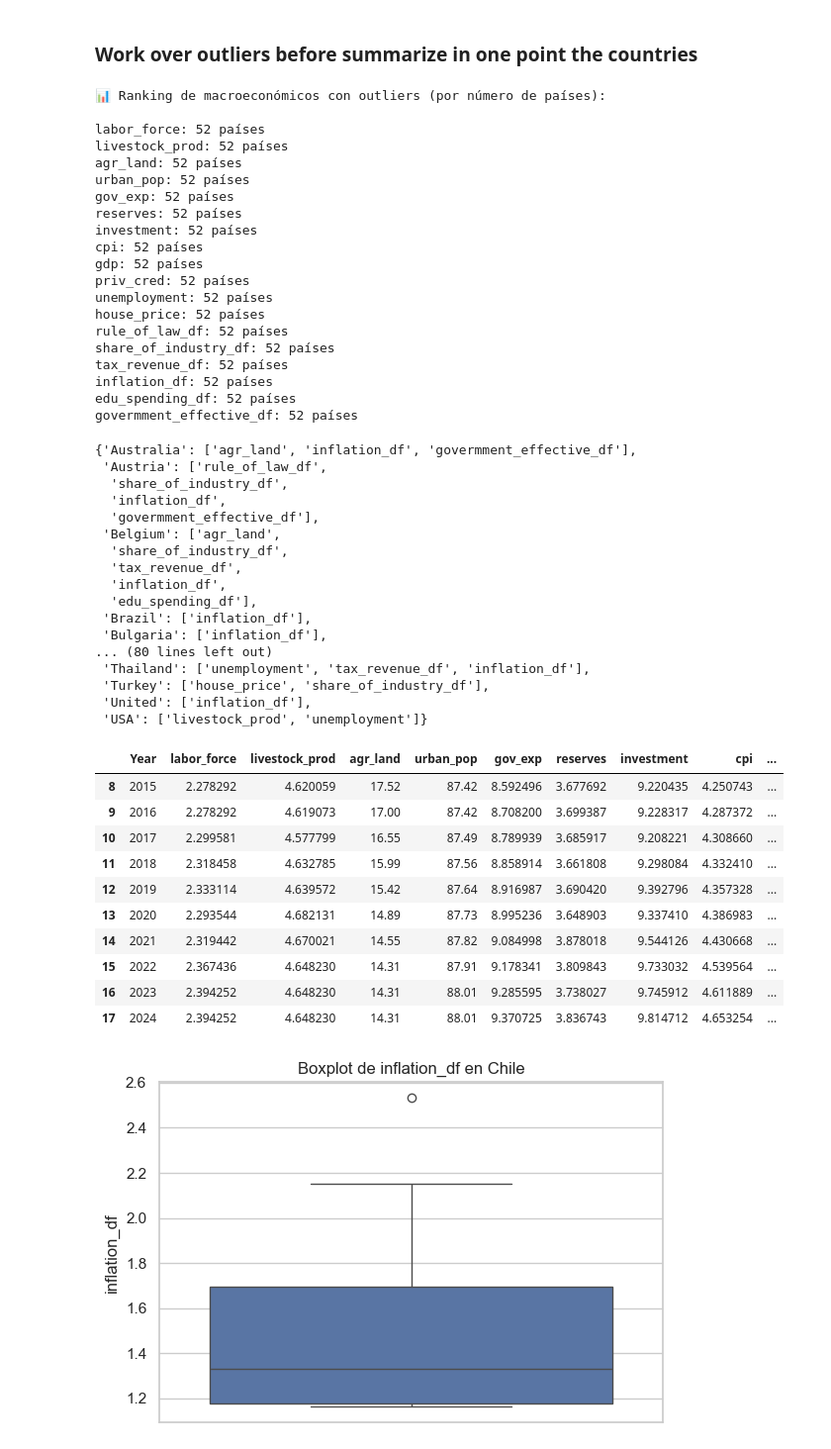
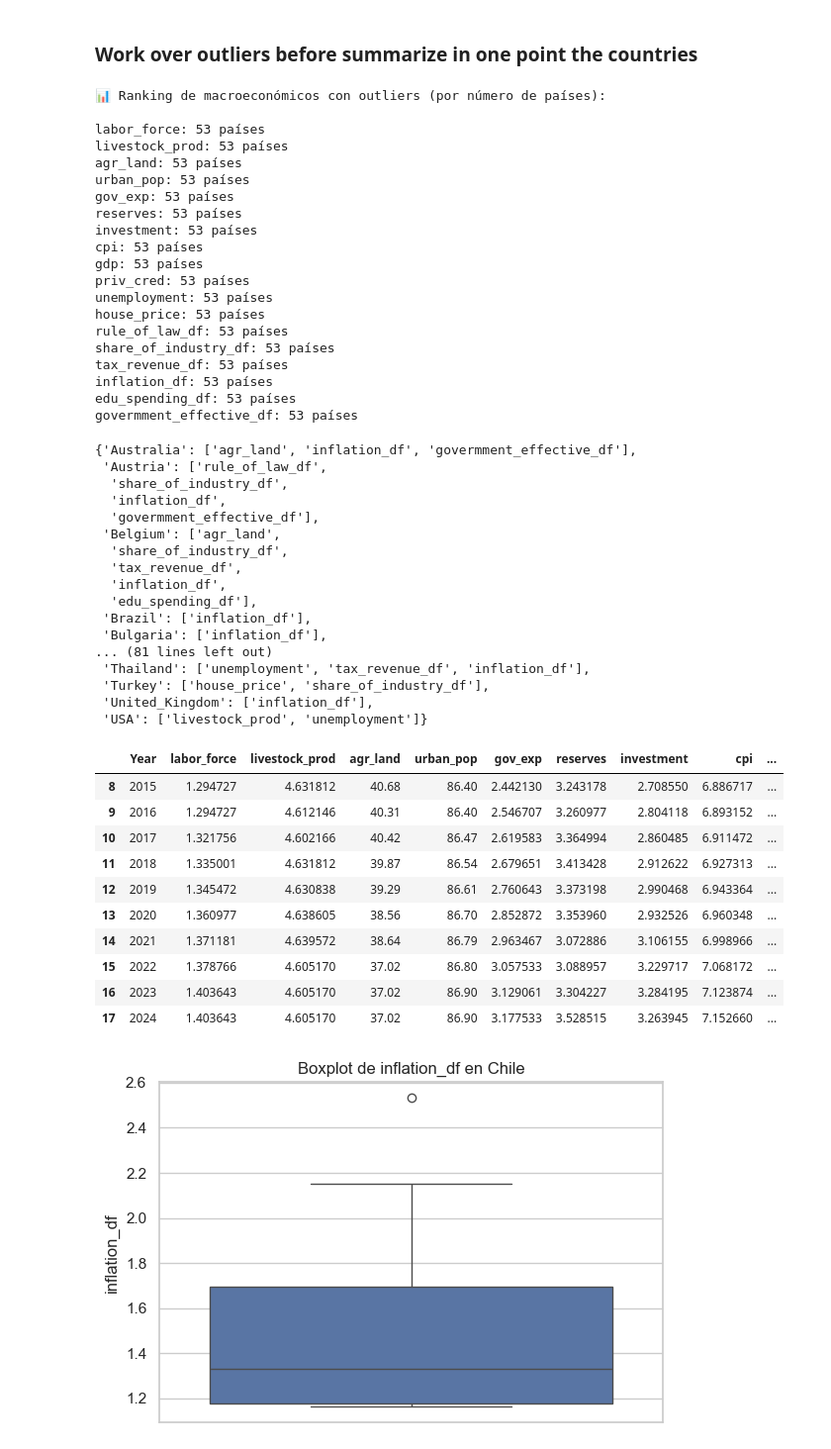
Before and after one commit to acostadlucas/mcs-red, a Jupyter notebook: hypothesis_test/hypothesis_test_14.ipynb, the cells around one changed output. Shown: that part at 99% size. Saved outputs shown, nothing was run; the diff lists cells and outputs as text; code cells hidden in the pictures.

```diff
--- a/hypothesis_test/hypothesis_test_14.ipynb
+++ b/hypothesis_test/hypothesis_test_14.ipynb
@@ -266,7 +266,7 @@ def preprocess_parquets_with_log_and_winsorization(directory_path, year_threshol
                     df[col] = adaptive_winsorize(df[col])
 
             # Extraer nombre del país desde el nombre del archivo
-            country_name = filename.split("_")[0]
+            country_name = country_name = filename.replace("_macro_profile.parquet", "")
             processed_dataframes[country_name] = df
 
     return processed_dataframes
@@ -293,24 +277,24 @@ rank_outlier_variables(processed_dataframes)
 # %% [output]
 📊 Ranking de macroeconómicos con outliers (por número de países):
 
-labor_force: 52 países
-livestock_prod: 52 países
-agr_land: 52 países
-urban_pop: 52 países
-gov_exp: 52 países
-reserves: 52 países
-investment: 52 países
-cpi: 52 países
-gdp: 52 países
-priv_cred: 52 países
-unemployment: 52 países
-house_price: 52 países
-rule_of_law_df: 52 países
-share_of_industry_df: 52 países
-tax_revenue_df: 52 países
-inflation_df: 52 países
-edu_spending_df: 52 países
-govermment_effective_df: 52 países
+labor_force: 53 países
+livestock_prod: 53 países
+agr_land: 53 países
+urban_pop: 53 países
+gov_exp: 53 países
+reserves: 53 países
+investment: 53 países
+cpi: 53 países
+gdp: 53 países
+priv_cred: 53 países
+unemployment: 53 países
+house_price: 53 países
+rule_of_law_df: 53 países
+share_of_industry_df: 53 países
+tax_revenue_df: 53 países
+inflation_df: 53 países
+edu_spending_df: 53 países
+govermment_effective_df: 53 países
 # %%
 check_remaining_outliers(processed_dataframes)
 # %% [output]
@@ -326,25 +310,25 @@ check_remaining_outliers(processed_dataframes)
   'edu_spending_df'],
  'Brazil': ['inflation_df'],
  'Bulgaria': ['inflation_df'],
-... (80 lines left out)
+... (81 lines left out)
  'Thailand': ['unemployment', 'tax_revenue_df', 'inflation_df'],
  'Turkey': ['house_price', 'share_of_industry_df'],
- 'United': ['inflation_df'],
+ 'United_Kingdom': ['inflation_df'],
  'USA': ['livestock_prod', 'unemployment']}
 # %%
-processed_dataframes['Chile']
+processed_dataframes['New_Zealand']
 # %% [output]
 |  | Year | labor_force | livestock_prod | agr_land | urban_pop | gov_exp | reserves | investment | cpi | ... |
-| 8 | 2015 | 2.278292 | 4.620059 | 17.52 | 87.42 | 8.592496 | 3.677692 | 9.220435 | 4.250743 | ... |
-| 9 | 2016 | 2.278292 | 4.619073 | 17.00 | 87.42 | 8.708200 | 3.699387 | 9.228317 | 4.287372 | ... |
-| 10 | 2017 | 2.299581 | 4.577799 | 16.55 | 87.49 | 8.789939 | 3.685917 | 9.208221 | 4.308660 | ... |
-| 11 | 2018 | 2.318458 | 4.632785 | 15.99 | 87.56 | 8.858914 | 3.661808 | 9.298084 | 4.332410 | ... |
-| 12 | 2019 | 2.333114 | 4.639572 | 15.42 | 87.64 | 8.916987 | 3.690420 | 9.392796 | 4.357328 | ... |
-| 13 | 2020 | 2.293544 | 4.682131 | 14.89 | 87.73 | 8.995236 | 3.648903 | 9.337410 | 4.386983 | ... |
-| 14 | 2021 | 2.319442 | 4.670021 | 14.55 | 87.82 | 9.084998 | 3.878018 | 9.544126 | 4.430668 | ... |
-| 15 | 2022 | 2.367436 | 4.648230 | 14.31 | 87.91 | 9.178341 | 3.809843 | 9.733032 | 4.539564 | ... |
-| 16 | 2023 | 2.394252 | 4.648230 | 14.31 | 88.01 | 9.285595 | 3.738027 | 9.745912 | 4.611889 | ... |
-| 17 | 2024 | 2.394252 | 4.648230 | 14.31 | 88.01 | 9.370725 | 3.836743 | 9.814712 | 4.653254 | ... |
+| 8 | 2015 | 1.294727 | 4.631812 | 40.68 | 86.40 | 2.442130 | 3.243178 | 2.708550 | 6.886717 | ... |
+| 9 | 2016 | 1.294727 | 4.612146 | 40.31 | 86.40 | 2.546707 | 3.260977 | 2.804118 | 6.893152 | ... |
+| 10 | 2017 | 1.321756 | 4.602166 | 40.42 | 86.47 | 2.619583 | 3.364994 | 2.860485 | 6.911472 | ... |
+| 11 | 2018 | 1.335001 | 4.631812 | 39.87 | 86.54 | 2.679651 | 3.413428 | 2.912622 | 6.927313 | ... |
+| 12 | 2019 | 1.345472 | 4.630838 | 39.29 | 86.61 | 2.760643 | 3.373198 | 2.990468 | 6.943364 | ... |
+| 13 | 2020 | 1.360977 | 4.638605 | 38.56 | 86.70 | 2.852872 | 3.353960 | 2.932526 | 6.960348 | ... |
+| 14 | 2021 | 1.371181 | 4.639572 | 38.64 | 86.79 | 2.963467 | 3.072886 | 3.106155 | 6.998966 | ... |
+| 15 | 2022 | 1.378766 | 4.605170 | 37.02 | 86.80 | 3.057533 | 3.088957 | 3.229717 | 7.068172 | ... |
+| 16 | 2023 | 1.403643 | 4.605170 | 37.02 | 86.90 | 3.129061 | 3.304227 | 3.284195 | 7.123874 | ... |
+| 17 | 2024 | 1.403643 | 4.605170 | 37.02 | 86.90 | 3.177533 | 3.528515 | 3.263945 | 7.152660 | ... |
 # %%
 # Seleccionar el DataFrame del país
 df_chile = processed_dataframes["Chile"]
```
Also changed, not shown: parts of 19 cells of this notebook.
